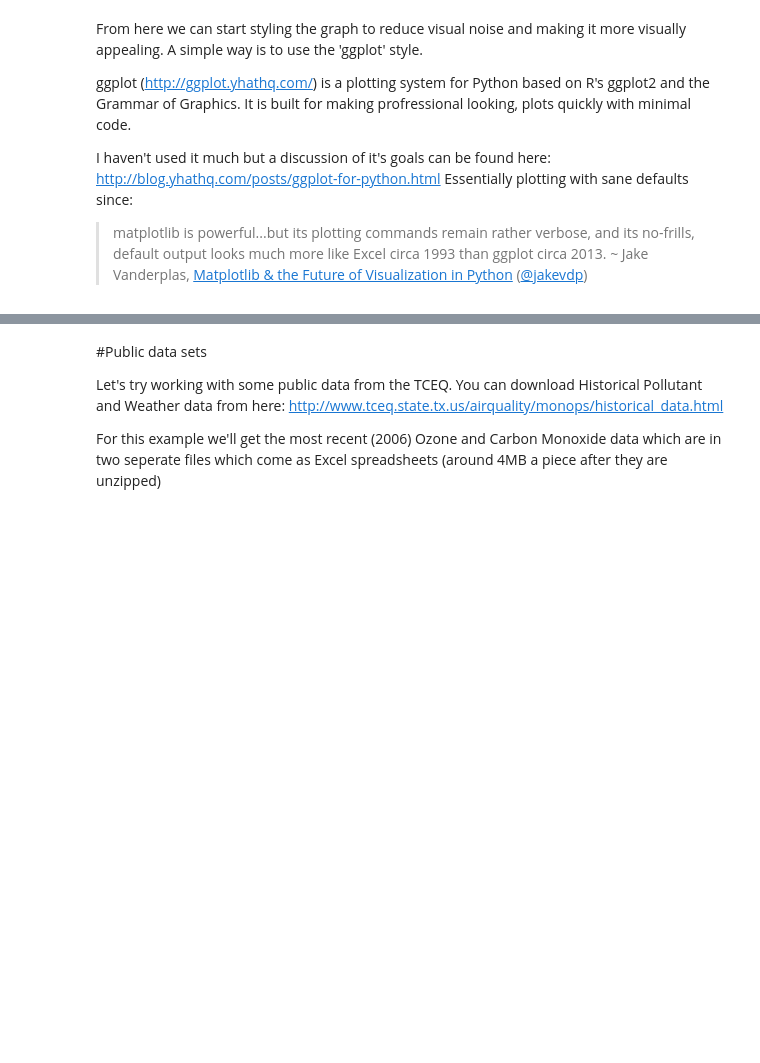
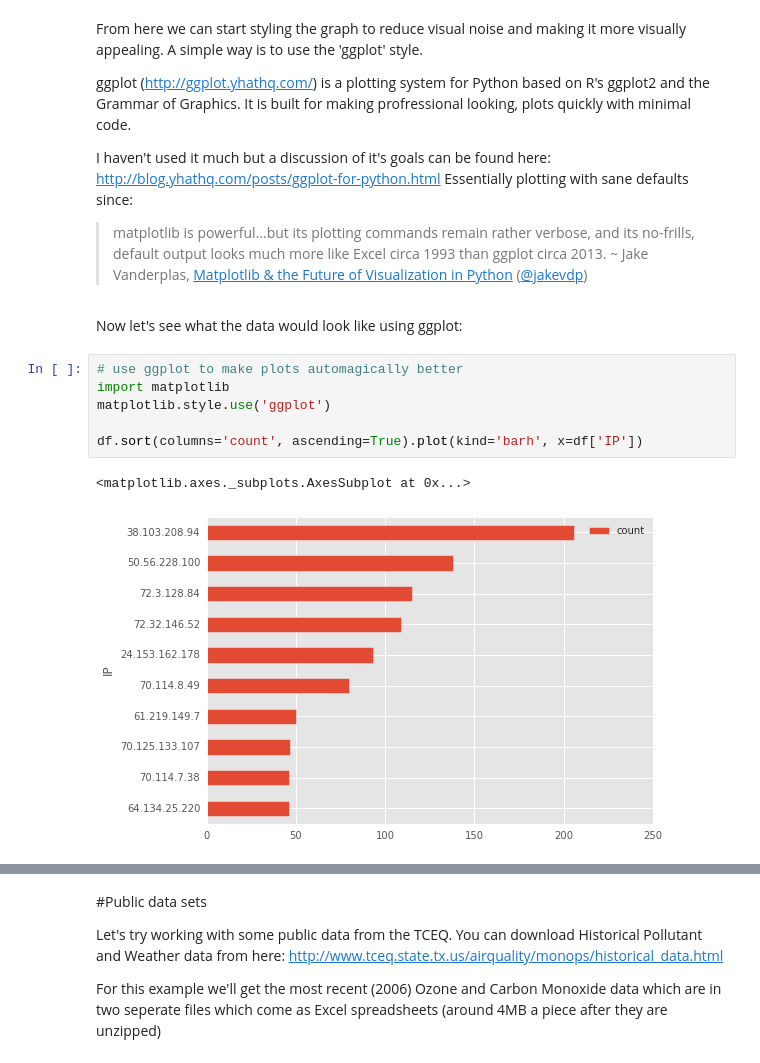
Before and after one commit to epequeno/acpg-may2015, a Jupyter notebook: pandas.ipynb, the cells around one changed output, grey strips where cells are left out. Cells and saved outputs as stored; diff of their text form; blank space fills up the shorter version.

```diff
--- a/pandas.ipynb
+++ b/pandas.ipynb
@@ -155,3 +155,14 @@ ggplot (http://ggplot.yhathq.com/) is a plotting system for Python based on R's
 I haven't used it much but a discussion of it's goals can be found here: http://blog.yhathq.com/posts/ggplot-for-python.html Essentially plotting with sane defaults since:
 
 > matplotlib is powerful...but its plotting commands remain rather verbose, and its no-frills, default output looks much more like Excel circa 1993 than ggplot circa 2013. ~ Jake Vanderplas, [Matplotlib & the Future of Visualization in Python](http://jakevdp.github.io/blog/2013/03/23/matplotlib-and-the-future-of-visualization-in-python/) ([@jakevdp](https://twitter.com/jakevdp))
+# %% [markdown]
+Now let's see what the data would look like using ggplot:
+# %%
+# use ggplot to make plots automagically better
+import matplotlib
+matplotlib.style.use('ggplot')
+
+df.sort(columns='count', ascending=True).plot(kind='barh', x=df['IP'])
+# %% [output]
+<matplotlib.axes._subplots.AxesSubplot at 0x...>
+[figure, added]
```
Also changed, not shown: parts of 5 cells of this notebook, 2 other files.
